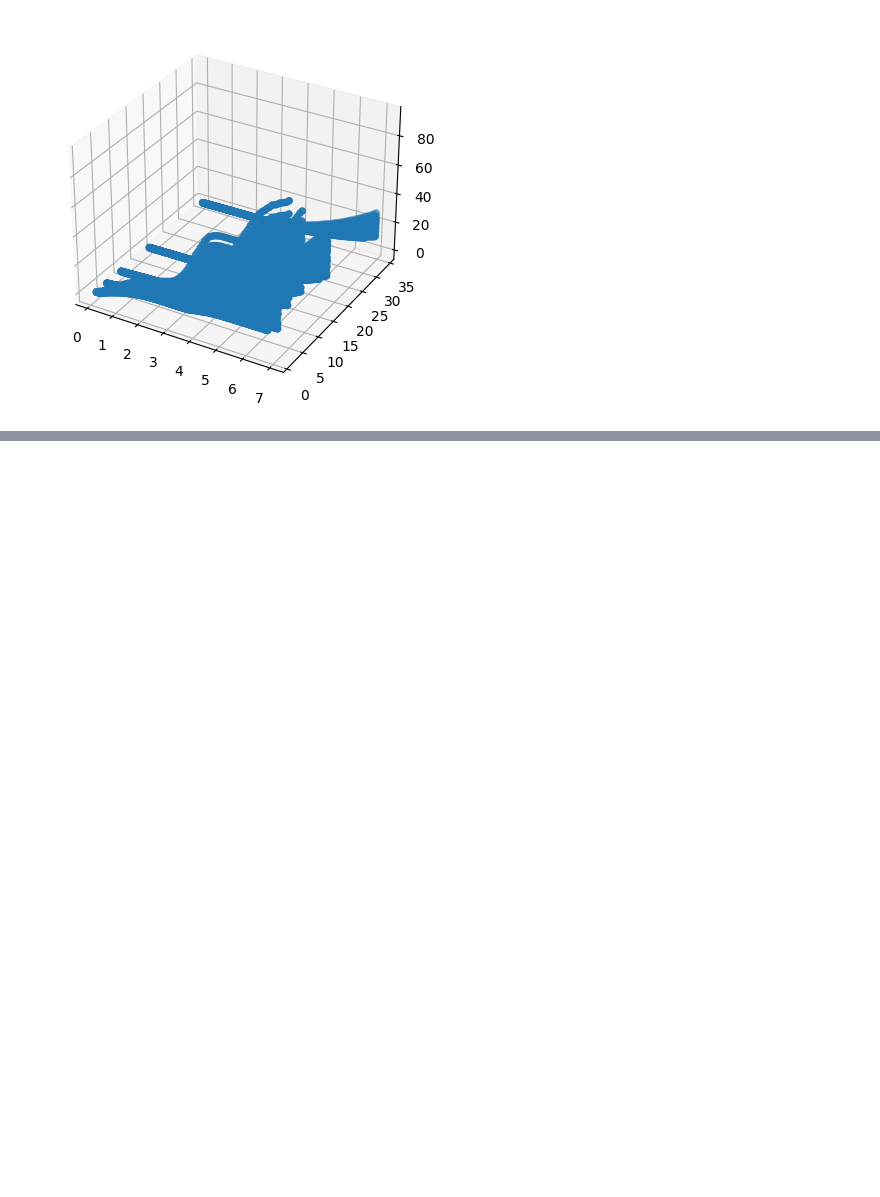
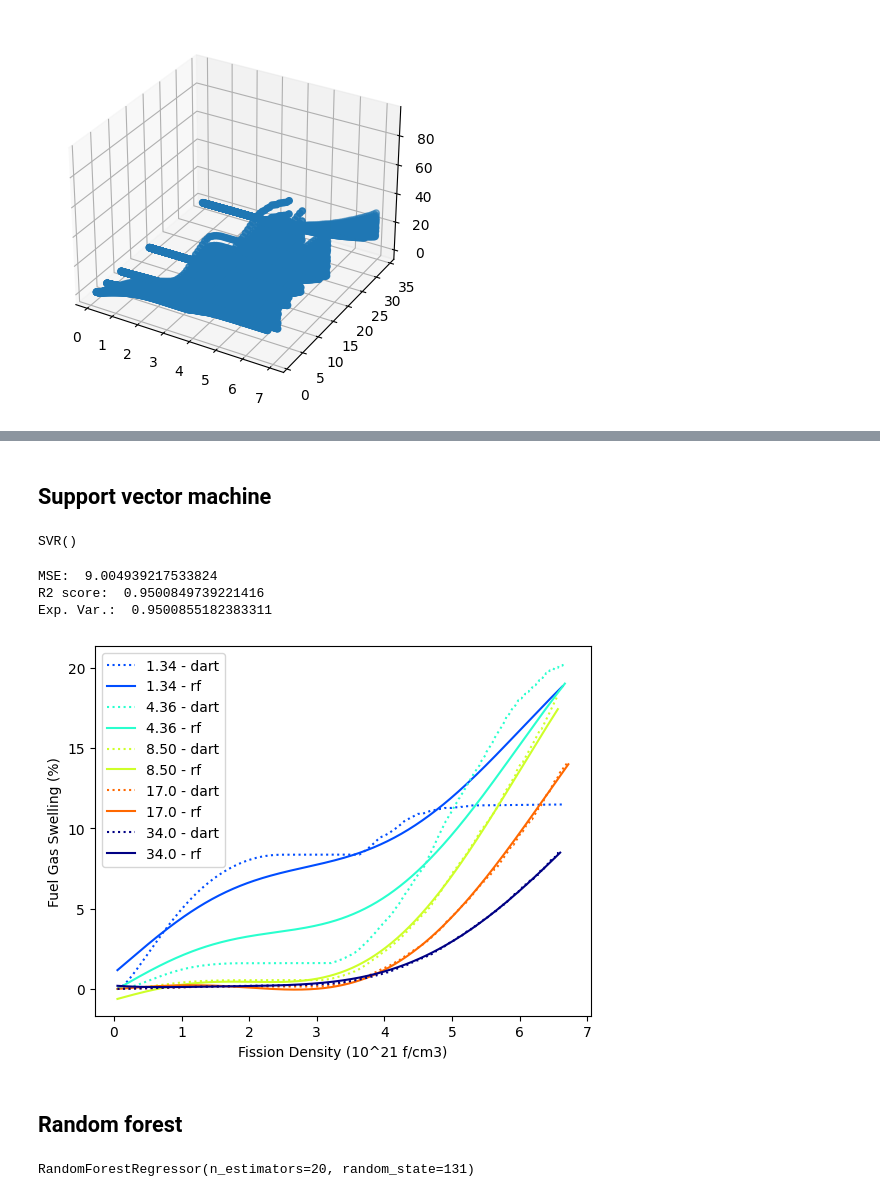
Before and after one commit to ahasan3-ncsu/wd-swelling, a Jupyter notebook: data_2022/new_data.ipynb, the cells around one changed output, grey strips where cells are left out. Saved outputs shown, nothing was run; the diff lists cells and outputs as text; code cells hidden in the pictures; blank space fills up the shorter version.

```diff
--- a/data_2022/new_data.ipynb
+++ b/data_2022/new_data.ipynb
@@ -19,5 +21,5 @@ jar
 | 22745 | 5 | 34.00 | 81 | 400.0 | 10 | ... |
 22746 rows × 10 columns
 # %%
-tra = jar.truncate(after=381)
+tra1 = jar.truncate(after=381)
 # %%
@@ -174,0 +184,10 @@ plt.show()
+# %%
+X_train, X_test, y_train, y_test = train_test_split(
+    jar[['Grain Size (um)', 'Fission Density (10^21 f/cm3)', 'Fission Rate (10^14 f/cm3/s)', 'Coolant init Temp (C)']].values,
+    jar['Fuel Gas Swelling (%)'].values, test_size=0.2, random_state=723)
+# %%
+st_scaler = StandardScaler()
+X_train_scaled = st_scaler.fit_transform(X_train)
+X_test_scaled = st_scaler.transform(X_test)
+# %% [markdown]
+## Support vector machine
@@ -174,0 +196,5 @@ plt.show()
+# %%
+svm_reg = SVR()
+svm_reg.fit(X_train_scaled, y_train)
+# %% [output]
+SVR()
@@ -174,0 +203,25 @@ plt.show()
+# %%
+y_pred = svm_reg.predict(X_test_scaled)
+print("MSE: ", metrics.mean_squared_error(y_test, y_pred))
+print("R2 score: ", metrics.r2_score(y_test, y_pred))
+print("Exp. Var.: ", metrics.explained_variance_score(y_test, y_pred))
+# %% [output]
+MSE:  9.004939217533824
+R2 score:  0.9500849739221416
+Exp. Var.:  0.9500855182383311
+# %%
+for tra, yeet, col in zip([tra1, tra2, tra3, tra4, tra5], ['1.34', '4.36', '8.50', '17.0', '34.0'], [0.2, 0.4, 0.6, 0.8, 1]):
+    X_test_p = tra[['Grain Size (um)', 'Fission Density (10^21 f/cm3)', 'Fission Rate (10^14 f/cm3/s)', 'Coolant init Temp (C)']].values
+    X_test_p = st_scaler.transform(X_test_p)
+    y_pred_p = svm_reg.predict(X_test_p)
+    plt.plot(tra['Fission Density (10^21 f/cm3)'].values, tra['Fuel Gas Swelling (%)'], color=plt.cm.jet(col), ls=':', label=f'{yeet} - dart')
+    plt.plot(tra['Fission Density (10^21 f/cm3)'].values, y_pred_p, color=plt.cm.jet(col), label=f'{yeet} - rf')
+
+plt.xlabel('Fission Density (10^21 f/cm3)')
+plt.ylabel('Fuel Gas Swelling (%)')
+plt.legend()
+plt.show()
+# %% [output]
+[figure, added]
+# %% [markdown]
+## Random forest
@@ -174,0 +230,5 @@ plt.show()
+# %%
+forest_reg = RandomForestRegressor(n_estimators=20, random_state=131)
+forest_reg.fit(X_train_scaled, y_train)
+# %% [output]
+RandomForestRegressor(n_estimators=20, random_state=131)
```
Also changed, not shown: parts of 14 cells of this notebook, 5 other files.
